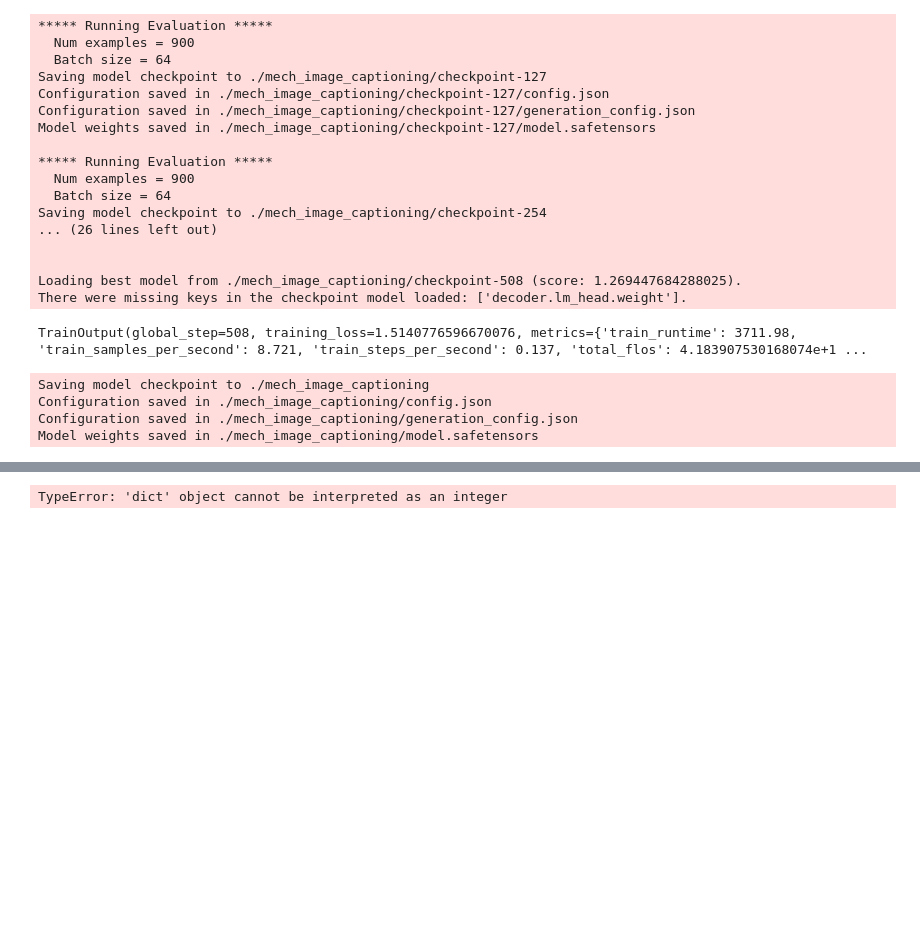
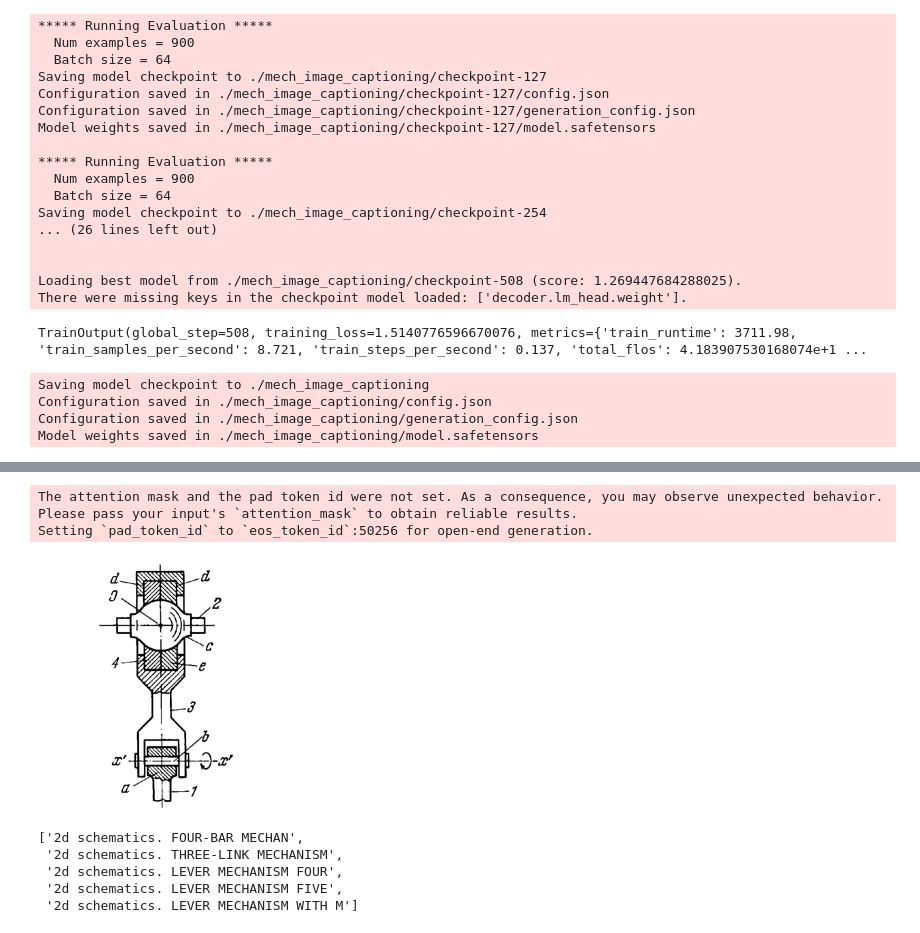
Before and after one commit to nirmal-ank/Transformers, a Jupyter notebook: Vision_Transformer_and_Finetuning_it.ipynb, the cells around one changed output, grey strips where cells are left out. Saved outputs shown, nothing was run; the diff lists cells and outputs as text; code cells hidden in the pictures; blank space fills up the shorter version.

```diff
--- a/Vision_Transformer_and_Finetuning_it.ipynb
+++ b/Vision_Transformer_and_Finetuning_it.ipynb
@@ -460,12 +456,12 @@ def caption_image(m, path):
 
     generated = m.generate(
         image_matrix,
-        num_beams=3,
+        num_beams=5,
         max_length=15,
         early_stopping=True,
         do_sample=True,
         top_k=10,
-        num_return_sequences=5,
+        num_return_sequences=1,
     )
 
     caption_options = [gpt2_tokenizer.decode(g, skip_special_tokens=True).strip() for g in generated]
@@ -482,11 +481,18 @@ ValueError: `num_return_sequences` (5) has to be smaller or equal to `num_beams`
 # %%
 captions, generated, image_matrix = caption_image(  # Another one
-    finetuned_model, 'Picture1.jpg'
+    finetuned_model, 'combined_dataset_256x/rus_1.png'
 )
 
 captions
 # %% [output]
-TypeError: 'dict' object cannot be interpreted as an integer
+The attention mask and the pad token id were not set. As a consequence, you may observe unexpected behavior. Please pass your input's `attention_mask` to obtain reliable results.
+Setting `pad_token_id` to `eos_token_id`:50256 for open-end generation.
+[figure, added]
+['2d schematics. FOUR-BAR MECHAN',
+ '2d schematics. THREE-LINK MECHANISM',
+ '2d schematics. LEVER MECHANISM FOUR',
+ '2d schematics. LEVER MECHANISM FIVE',
+ '2d schematics. LEVER MECHANISM WITH M']
 # %%
 vec = CountVectorizer(stop_words='english')
 
```
Also changed, not shown: parts of 9 cells of this notebook, 1 other file.
